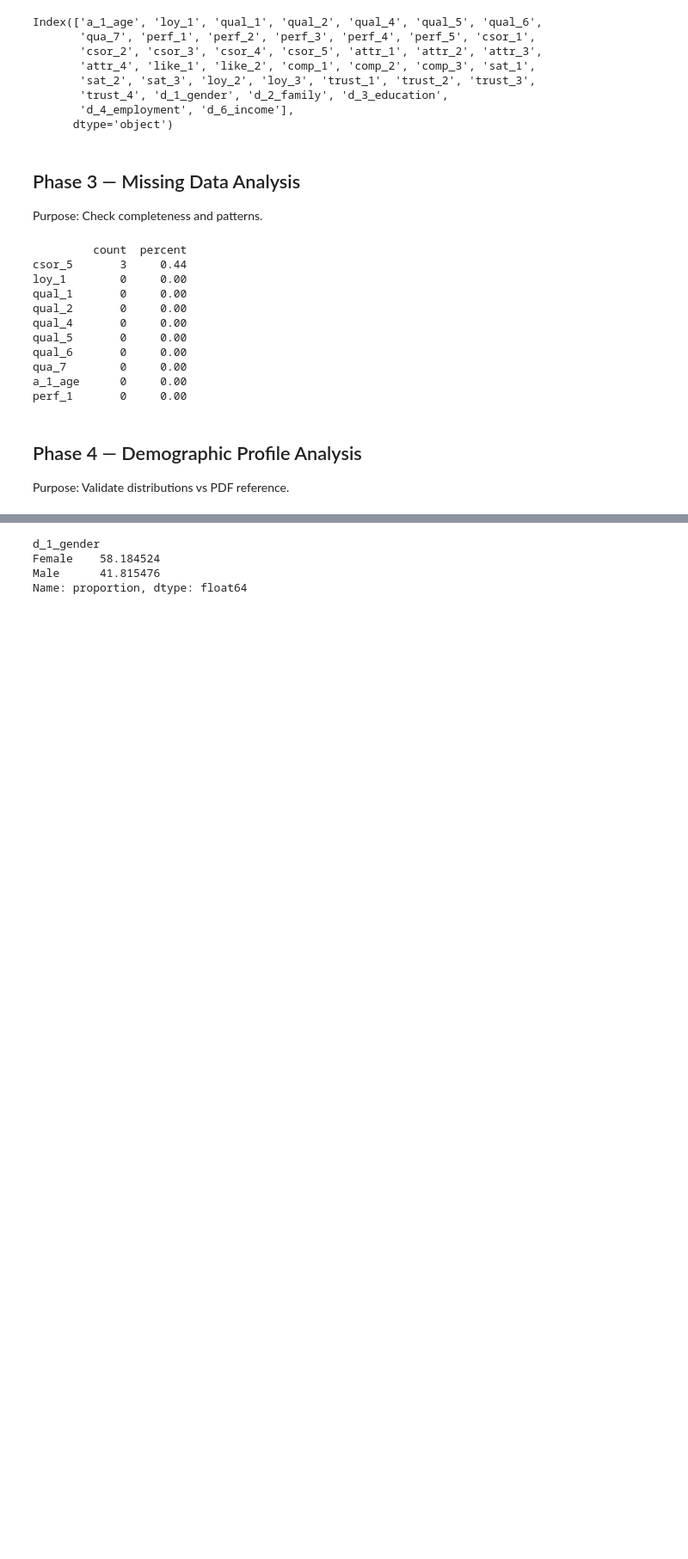
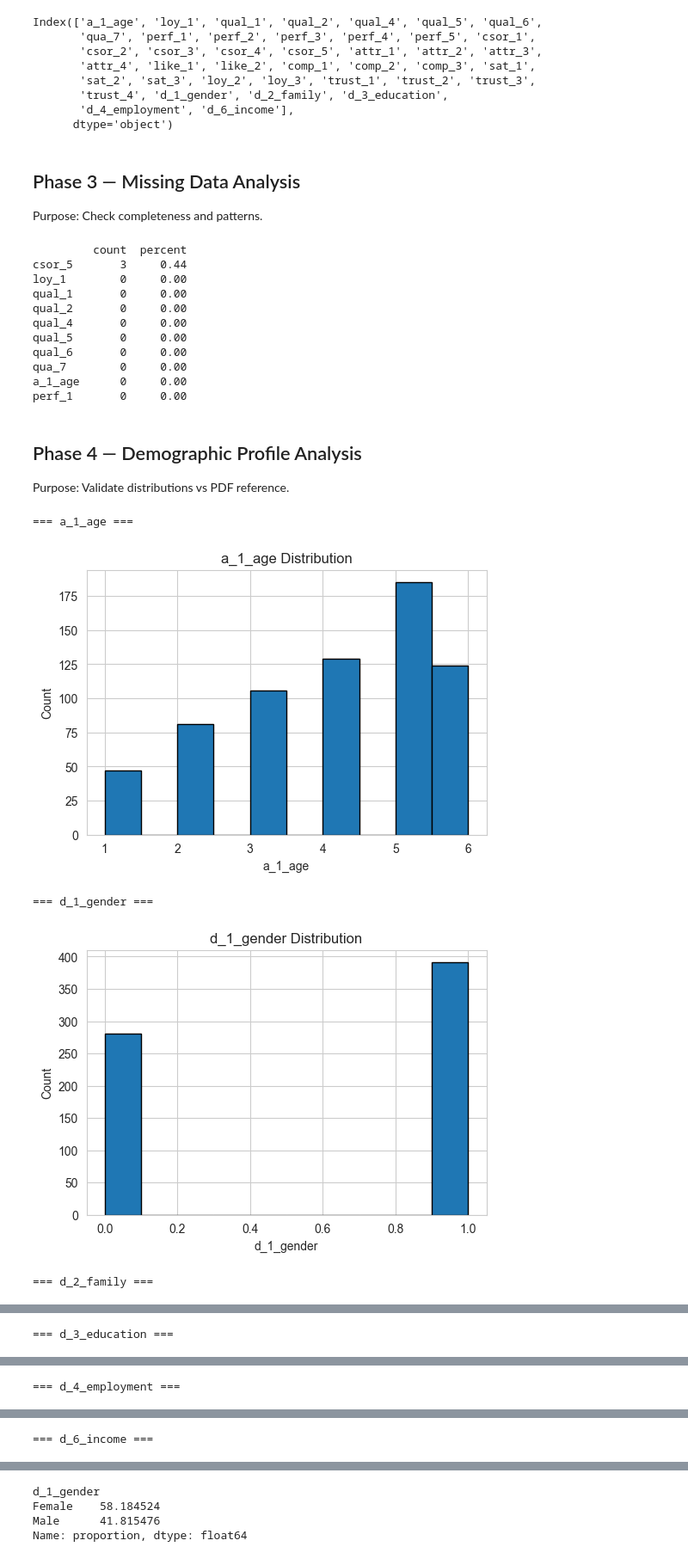
Before and after one commit to Emigbanam/Bank-customer-survey-eda, a Jupyter notebook: Bank Customer Survey - EDA.ipynb, the cells around one changed output, grey strips where cells are left out. Shown at 86% size. Saved outputs shown, nothing was run; the diff lists cells and outputs as text; code cells hidden in the pictures; blank space fills up the shorter version.

```diff
--- a/Bank Customer Survey - EDA.ipynb
+++ b/Bank Customer Survey - EDA.ipynb
@@ -299,3 +299,27 @@ Phase 4 — Demographic Profile Analysis
 ----
 
 Purpose: Validate distributions vs PDF reference.
+# %%
+# Identify demographic columns (assuming they start with 'd_' or 'a_' for age)
+demographic_cols = [col for col in bank_df.columns if col.startswith('d_') or col.startswith('a_')]
+
+for col in demographic_cols:
+    print(f"\n=== {col} ===")
+
+    if pd.api.types.is_numeric_dtype(bank_df[col]):
+        # Numeric distribution (e.g., age)
+        plt.figure(figsize=(6,4))
+        bank_df[col].hist(bins=10, edgecolor='black')
+        plt.title(f"{col} Distribution")
+        plt.xlabel(col)
+        plt.ylabel("Count")
+        plt.show()
+    else:
+        # Categorical distribution
+        print(bank_df[col].value_counts(normalize=True) * 100)
+# %% [output]
+=== a_1_age ===
+[figure, added]
+=== d_1_gender ===
+[figure, added]
+=== d_2_family ===
@@ -301,0 +327 @@ Purpose: Validate distributions vs PDF reference.
+=== d_3_education ===
@@ -301,0 +329 @@ Purpose: Validate distributions vs PDF reference.
+=== d_4_employment ===
@@ -301,0 +331 @@ Purpose: Validate distributions vs PDF reference.
+=== d_6_income ===
```
Also changed, not shown: parts of 6 cells of this notebook.
